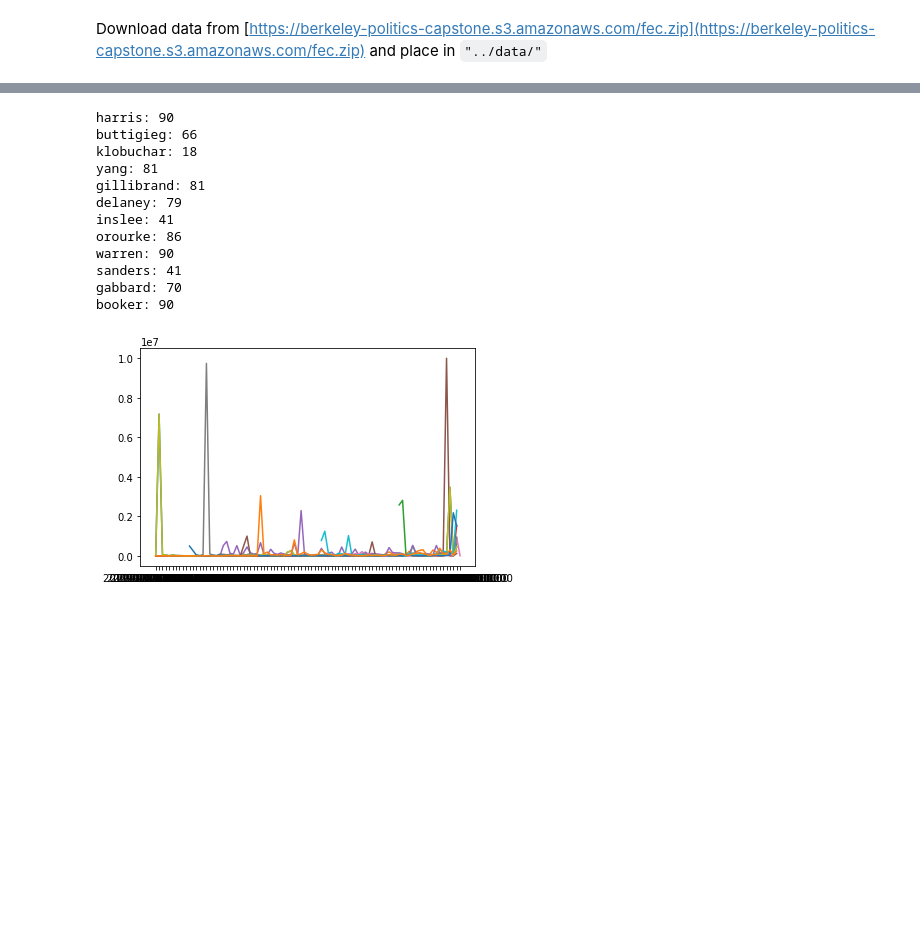
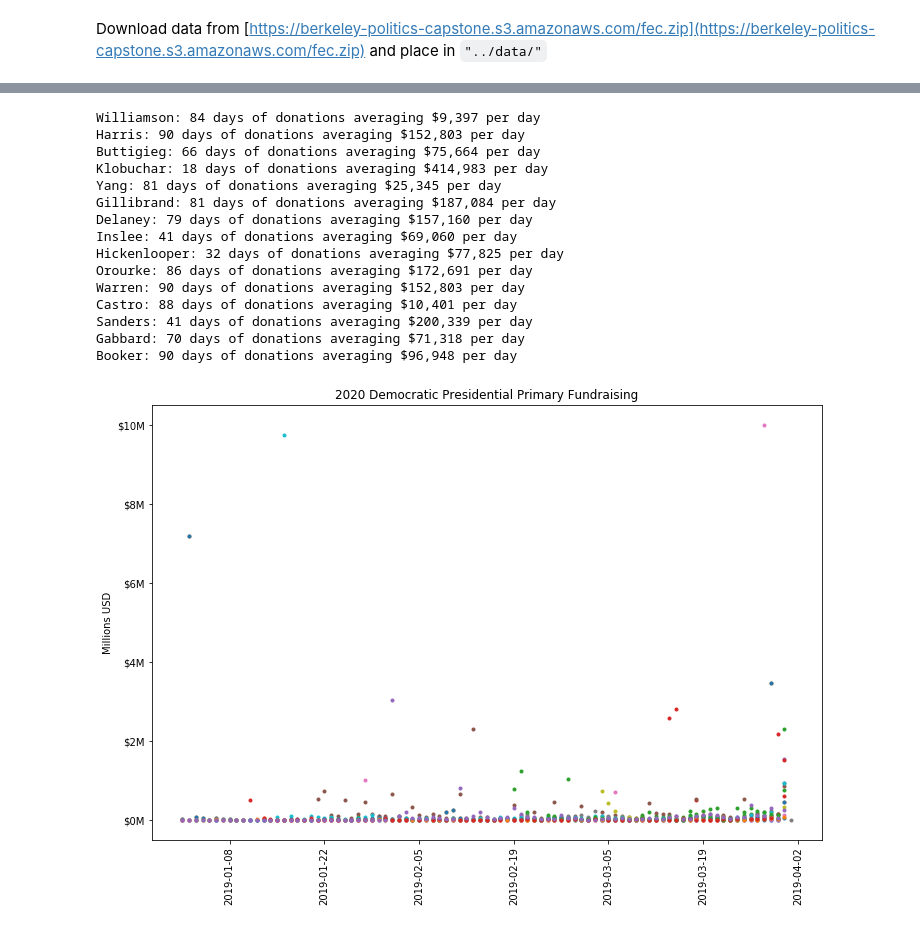
Before and after one commit to berkeley-politics-capstone/politics-capstone, a Jupyter notebook: src/fec_dataset.ipynb, the cells around one changed output, grey strips where cells are left out. Saved outputs shown, nothing was run; the diff lists cells and outputs as text; code cells hidden in the pictures; blank space fills up the shorter version.

Commit message:
updating fec dataset plot

```diff
--- a/src/fec_dataset.ipynb
+++ b/src/fec_dataset.ipynb
@@ -48,25 +50,35 @@ print(json.dumps(fec_2020_paths, indent=4))
     }
 }
 # %%
-fig, ax = plt.subplots()
+# get data for each 2020 democrat and create a simple plot
+fig, ax = plt.subplots(figsize=(12,8))
+plot_scale = (10**6,"M","Millions")
 for candid in fec_2020_paths["democrat"].keys():
     if("donations" in fec_2020_paths["democrat"][candid].keys()):
         df = pd.read_csv(fec_2020_paths["democrat"][candid]["donations"])
+        df["contribution_receipt_date"] = pd.to_datetime(df["contribution_receipt_date"])
         ts = df.groupby(by="contribution_receipt_date")["contribution_receipt_amount"].sum()
-        print("{:s}: {:d}".format(candid, len(ts)))
-        plt.plot(ts)
+        print("{:s}: {:d} days of donations averaging ${:,.0f} per day".format(candid.title(), len(ts), ts.mean()))
+        plt.plot(ts/plot_scale[0], ".")
+ax.yaxis.set_major_formatter(ticker.FormatStrFormatter("$%0.0f{:s}".format(plot_scale[1])))
+ax.axes.set_ylabel("{:s} USD".format(plot_scale[2]))
+plt.xticks(rotation="vertical")
+plt.title("2020 Democratic Presidential Primary Fundraising")
 plt.show()
 # %% [output]
-harris: 90
-buttigieg: 66
-klobuchar: 18
-yang: 81
-gillibrand: 81
-delaney: 79
-inslee: 41
-orourke: 86
-warren: 90
-sanders: 41
-gabbard: 70
-booker: 90
+Williamson: 84 days of donations averaging $9,397 per day
+Harris: 90 days of donations averaging $152,803 per day
+Buttigieg: 66 days of donations averaging $75,664 per day
+Klobuchar: 18 days of donations averaging $414,983 per day
+Yang: 81 days of donations averaging $25,345 per day
+Gillibrand: 81 days of donations averaging $187,084 per day
+Delaney: 79 days of donations averaging $157,160 per day
+Inslee: 41 days of donations averaging $69,060 per day
+Hickenlooper: 32 days of donations averaging $77,825 per day
+Orourke: 86 days of donations averaging $172,691 per day
+Warren: 90 days of donations averaging $152,803 per day
+Castro: 88 days of donations averaging $10,401 per day
+Sanders: 41 days of donations averaging $200,339 per day
+Gabbard: 70 days of donations averaging $71,318 per day
+Booker: 90 days of donations averaging $96,948 per day
-[figure, old version]
+[figure, new version]
```
Also changed, not shown: parts of 2 cells of this notebook.
